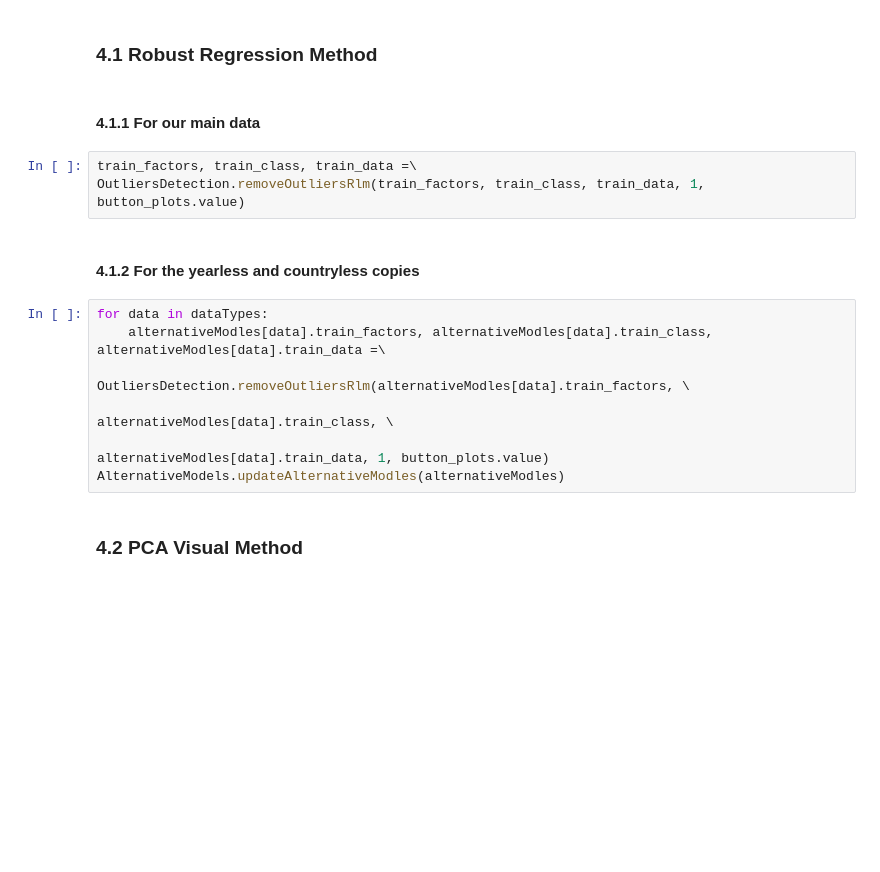
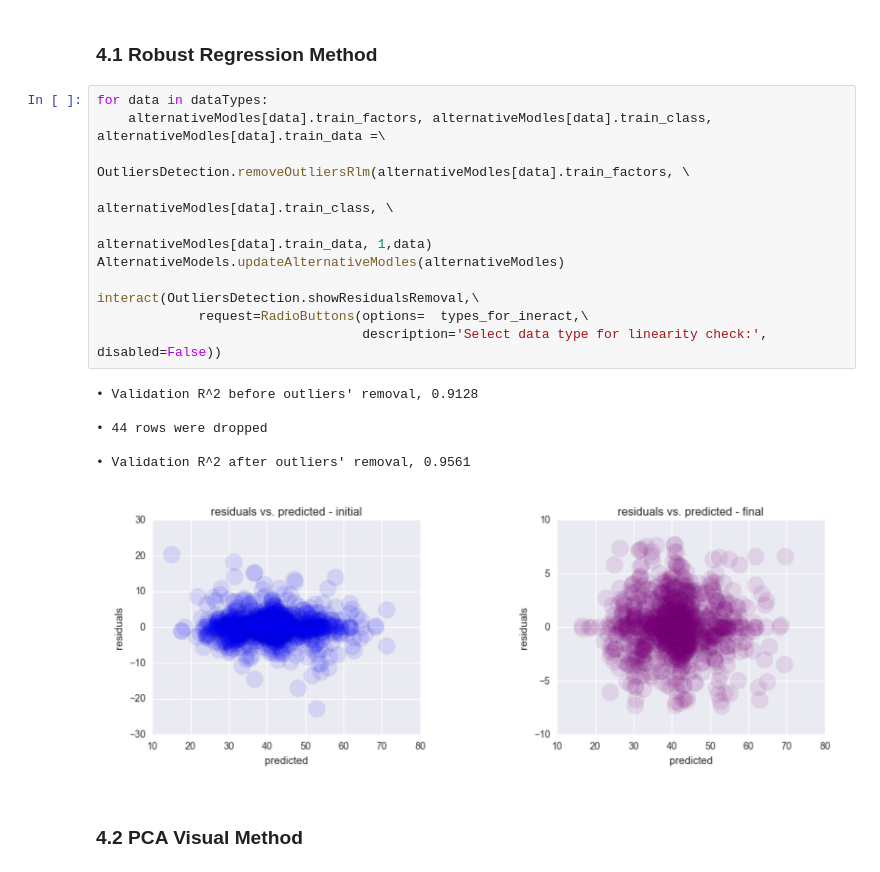
Before and after one commit to acrola/WorkShopDS, a Jupyter notebook: Project-Notebook.ipynb, the cells around one changed output. Cells and saved outputs as stored; diff of their text form; blank space fills up the shorter version.

Commit message:
1. Updating radio buttons 2. Generalization of data-structures 3. Saving outliers' detection images 4. Final editing

```diff
--- a/Project-Notebook.ipynb
+++ b/Project-Notebook.ipynb
@@ -198,20 +243,24 @@ AlternativeModels.updateAlternativeModles(alternativeModles)
 ## 4. Outliers Detection
 # %% [markdown]
 ### 4.1 Robust Regression Method
-# %% [markdown]
-#### 4.1.1 For our main data
-# %%
-train_factors, train_class, train_data =\
-OutliersDetection.removeOutliersRlm(train_factors, train_class, train_data, 1, button_plots.value)
-# %% [markdown]
-#### 4.1.2 For the yearless and countryless copies
 # %%
 for data in dataTypes:
     alternativeModles[data].train_factors, alternativeModles[data].train_class, alternativeModles[data].train_data =\
                                 OutliersDetection.removeOutliersRlm(alternativeModles[data].train_factors, \
                                                                     alternativeModles[data].train_class, \
-                                                                alternativeModles[data].train_data, 1, button_plots.value)
+                                                                alternativeModles[data].train_data, 1,data)
 AlternativeModels.updateAlternativeModles(alternativeModles)
+
+interact(OutliersDetection.showResidualsRemoval,\
+             request=RadioButtons(options=  types_for_ineract,\
+                                  description='Select data type for linearity check:', disabled=False))
+# %% [output]
+• Validation R^2 before outliers' removal, 0.9128
+
+• 44 rows were dropped
+
+• Validation R^2 after outliers' removal, 0.9561
+[figure, added]
 # %% [markdown]
 ### 4.2 PCA Visual Method
 # %% [markdown]
```
Also changed, not shown: parts of 44 cells of this notebook, 11 other files.
